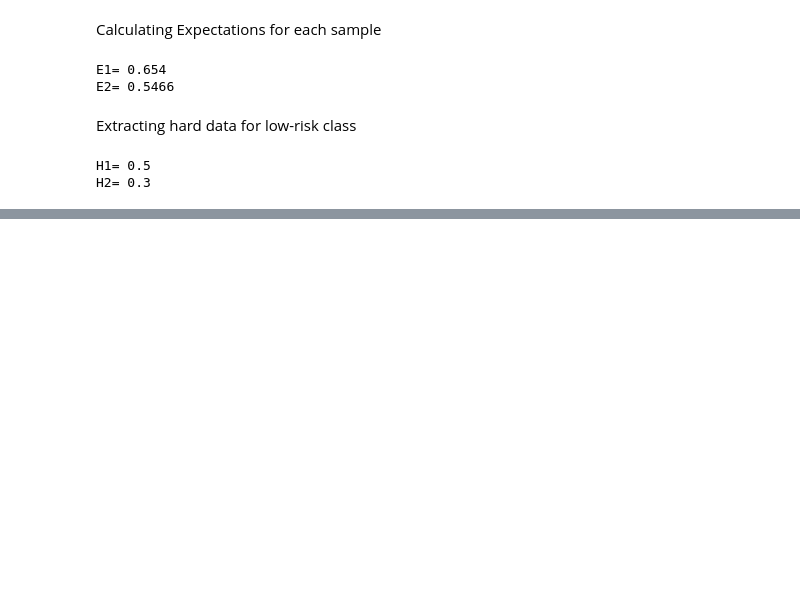
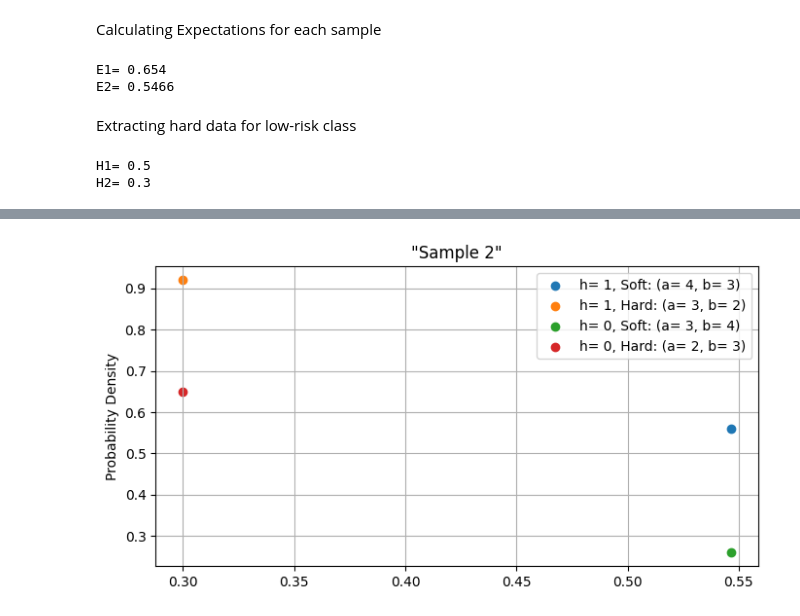
Before and after one commit to ErfanJoodi/Soft-Hard-Data-Fusion-Practice, a Jupyter notebook: CustomerRiskAssessment.ipynb, the cells around one changed output, grey strips where cells are left out. Drawn from its saved outputs; the diff is of its cells as text; code cells hidden in the pictures; blank space fills up the shorter version.

```diff
--- a/CustomerRiskAssessment.ipynb
+++ b/CustomerRiskAssessment.ipynb
@@ -95,0 +115,14 @@ H2= 0.3
+# %%
+# Sample2
+plt.figure(figsize= (8, 4))
+plt.scatter(E2, 0.56, label= 'h= 1, Soft: (a= 4, b= 3)')
+plt.scatter(H2, 0.92, label= 'h= 1, Hard: (a= 3, b= 2)')
+plt.scatter(E2, 0.26, label= 'h= 0, Soft: (a= 3, b= 4)')
+plt.scatter(H2, 0.65, label= 'h= 0, Hard: (a= 2, b= 3)')
+plt.title('"Sample 2"')
+plt.ylabel('Probability Density')
+plt.grid(True)
+plt.legend()
+plt.show()
+# %% [output]
+[figure, added]
```
Also changed, not shown: parts of 4 cells of this notebook.
